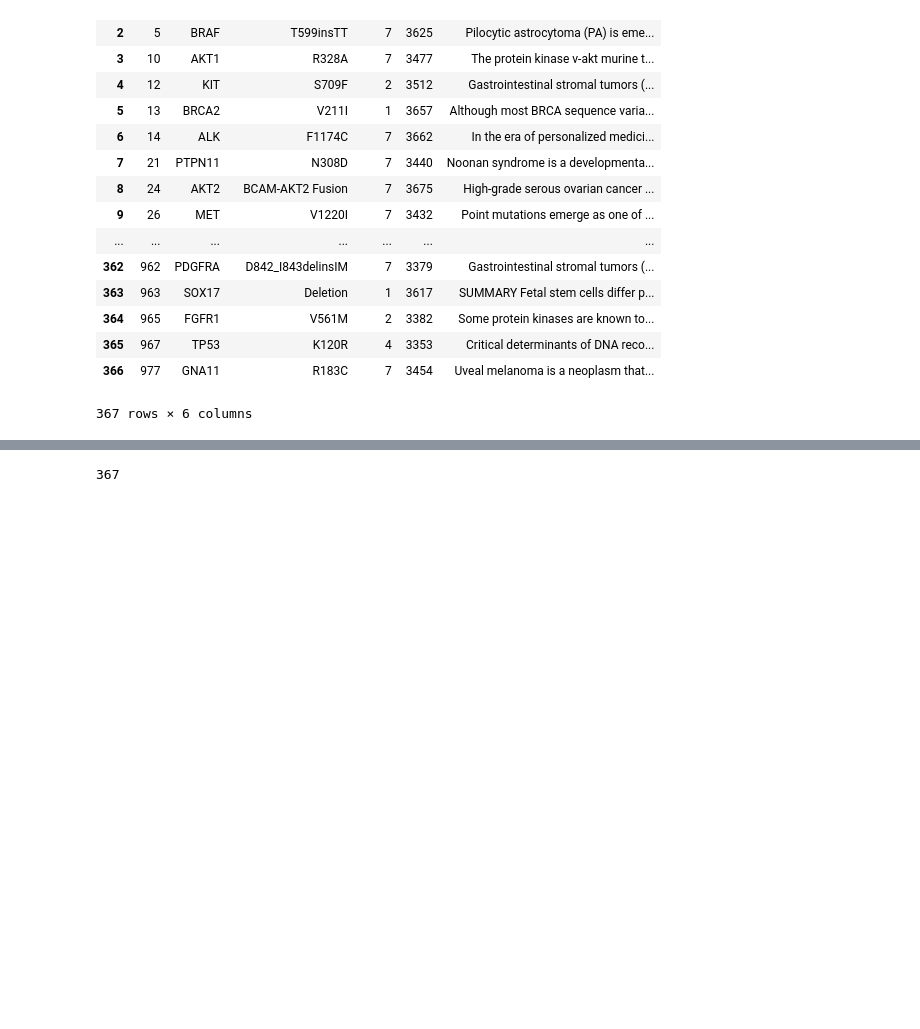
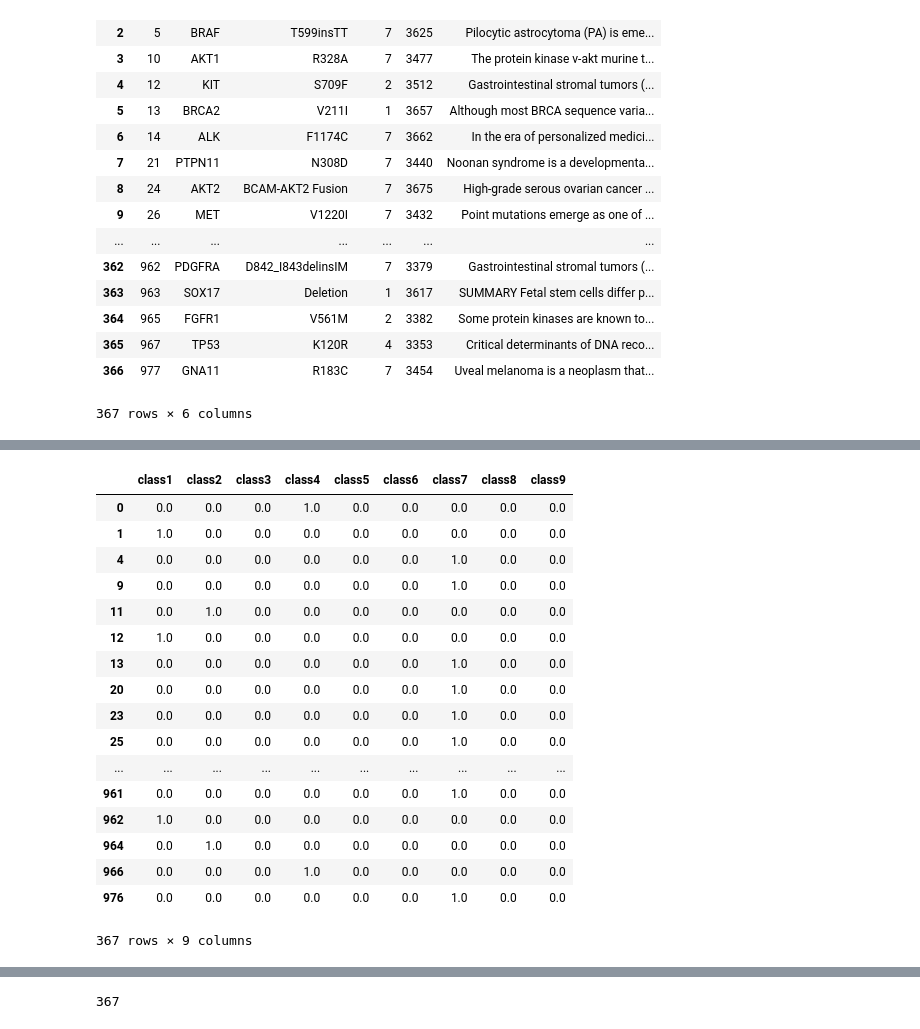
Before and after one commit to Sorelz/Kaggle_MSK, a Jupyter notebook: create_bases/create_base.ipynb, the cells around one changed output, grey strips where cells are left out. Drawn from its saved outputs; the diff is of its cells as text; code cells hidden in the pictures; blank space fills up the shorter version.

```diff
--- a/create_bases/create_base.ipynb
+++ b/create_bases/create_base.ipynb
@@ -111,4 +153,24 @@ for i in range(9):
 # %%
+submission.ID = range(len(submission))
 Index_leak = merge_match.ID_x - 1
-submission.iloc[Index_leak] = 1/9
-submission.ID = range(len(submission))
+submission.iloc[Index_leak, 1:] = class_dummy.values
+submission.iloc[Index_leak, 1:]
+# %% [output]
+|  | class1 | class2 | class3 | class4 | class5 | class6 | class7 | class8 | class9 |
+| 0 | 0.0 | 0.0 | 0.0 | 1.0 | 0.0 | 0.0 | 0.0 | 0.0 | 0.0 |
+| 1 | 1.0 | 0.0 | 0.0 | 0.0 | 0.0 | 0.0 | 0.0 | 0.0 | 0.0 |
+| 4 | 0.0 | 0.0 | 0.0 | 0.0 | 0.0 | 0.0 | 1.0 | 0.0 | 0.0 |
+| 9 | 0.0 | 0.0 | 0.0 | 0.0 | 0.0 | 0.0 | 1.0 | 0.0 | 0.0 |
+| 11 | 0.0 | 1.0 | 0.0 | 0.0 | 0.0 | 0.0 | 0.0 | 0.0 | 0.0 |
+| 12 | 1.0 | 0.0 | 0.0 | 0.0 | 0.0 | 0.0 | 0.0 | 0.0 | 0.0 |
+| 13 | 0.0 | 0.0 | 0.0 | 0.0 | 0.0 | 0.0 | 1.0 | 0.0 | 0.0 |
+| 20 | 0.0 | 0.0 | 0.0 | 0.0 | 0.0 | 0.0 | 1.0 | 0.0 | 0.0 |
+| 23 | 0.0 | 0.0 | 0.0 | 0.0 | 0.0 | 0.0 | 1.0 | 0.0 | 0.0 |
+| 25 | 0.0 | 0.0 | 0.0 | 0.0 | 0.0 | 0.0 | 1.0 | 0.0 | 0.0 |
+| ... | ... | ... | ... | ... | ... | ... | ... | ... | ... |
+| 961 | 0.0 | 0.0 | 0.0 | 0.0 | 0.0 | 0.0 | 1.0 | 0.0 | 0.0 |
+| 962 | 1.0 | 0.0 | 0.0 | 0.0 | 0.0 | 0.0 | 0.0 | 0.0 | 0.0 |
+| 964 | 0.0 | 1.0 | 0.0 | 0.0 | 0.0 | 0.0 | 0.0 | 0.0 | 0.0 |
+| 966 | 0.0 | 0.0 | 0.0 | 1.0 | 0.0 | 0.0 | 0.0 | 0.0 | 0.0 |
+| 976 | 0.0 | 0.0 | 0.0 | 0.0 | 0.0 | 0.0 | 1.0 | 0.0 | 0.0 |
+367 rows × 9 columns
```
Also changed, not shown: parts of 6 cells of this notebook.
